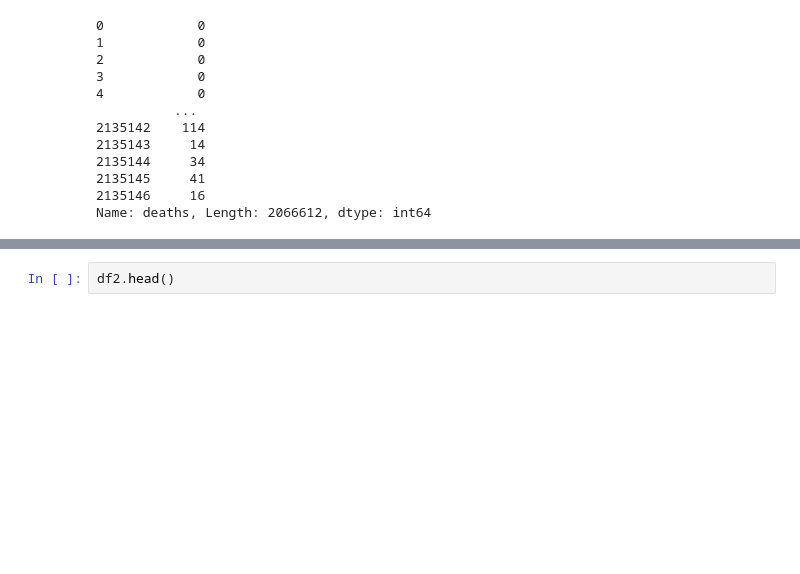
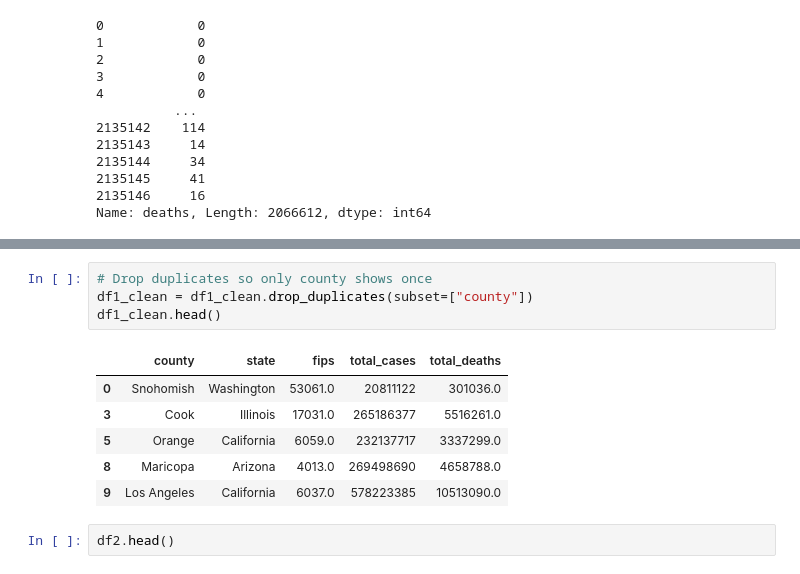
Before and after one commit to Jimmygjr10/Covid19_Mask_Mandate, a Jupyter notebook: Covid-19Prediction.ipynb, the cells around one changed output, grey strips where cells are left out. Saved outputs shown, nothing was run; the diff lists cells and outputs as text; blank space fills up the shorter version.

```diff
--- a/Covid-19Prediction.ipynb
+++ b/Covid-19Prediction.ipynb
@@ -92,3 +148,14 @@ Name: deaths, Length: 2066612, dtype: int64
+# %%
+# Drop duplicates so only county shows once
+df1_clean = df1_clean.drop_duplicates(subset=["county"])
+df1_clean.head()
+# %% [output]
+|  | county | state | fips | total_cases | total_deaths |
+| 0 | Snohomish | Washington | 53061.0 | 20811122 | 301036.0 |
+| 3 | Cook | Illinois | 17031.0 | 265186377 | 5516261.0 |
+| 5 | Orange | California | 6059.0 | 232137717 | 3337299.0 |
+| 8 | Maricopa | Arizona | 4013.0 | 269498690 | 4658788.0 |
+| 9 | Los Angeles | California | 6037.0 | 578223385 | 10513090.0 |
 # %%
 df2.head()
 # %% [output]
```
Also changed, not shown: parts of 4 cells of this notebook.
